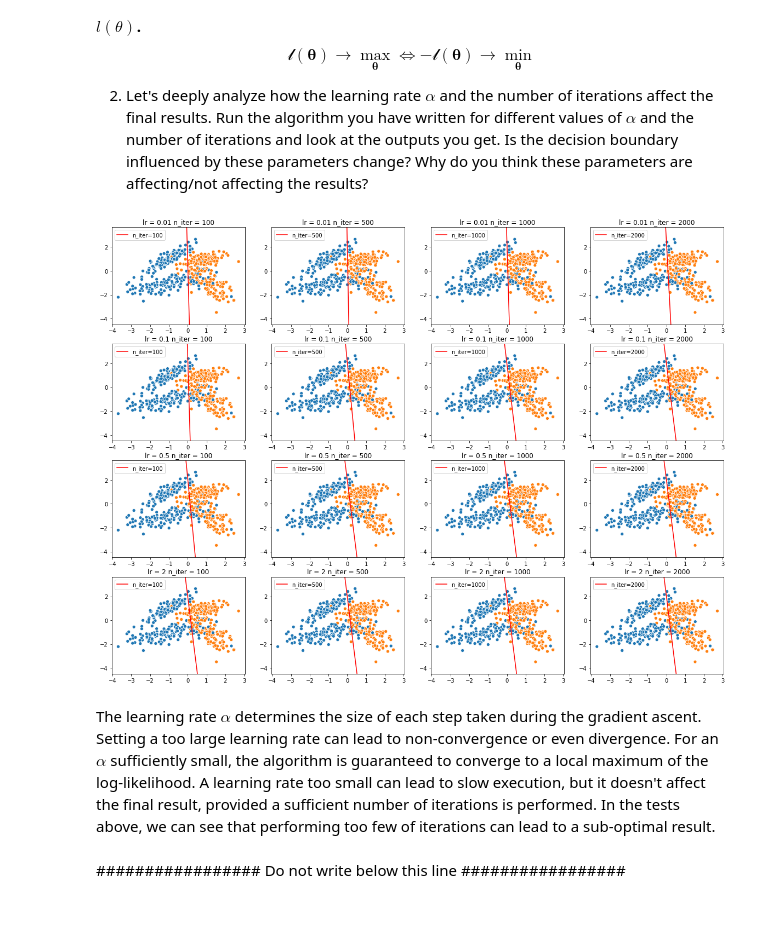
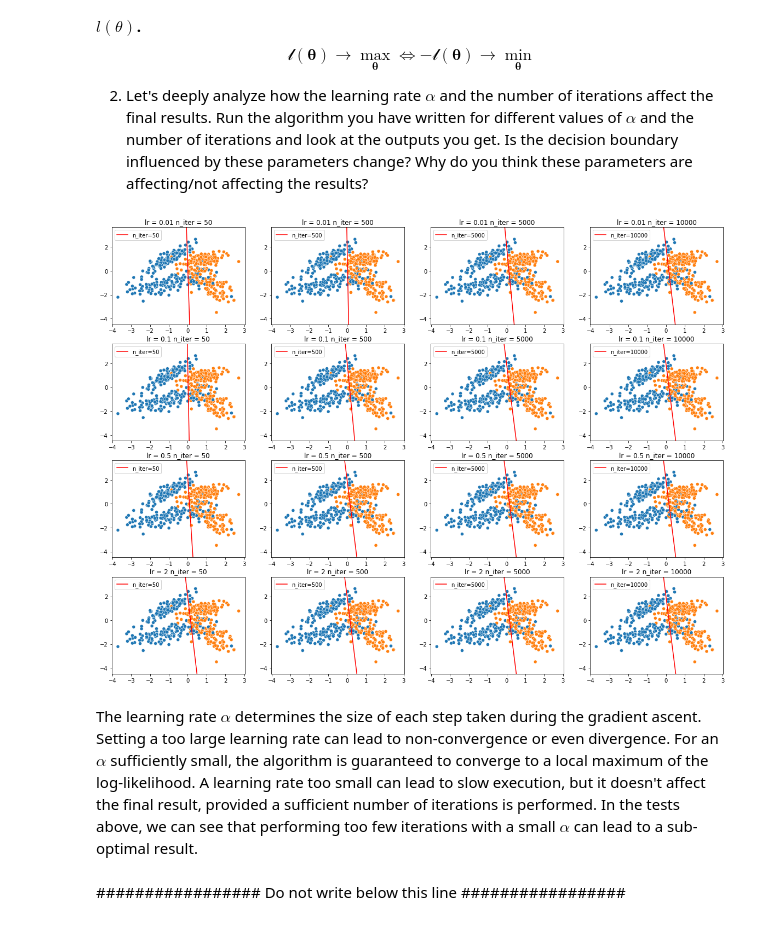
Before and after one commit to Omjoa001/FDS-assignment2, a Jupyter notebook: FDS_Exercise2_Assignment.ipynb, the cells around one changed output. Saved outputs shown, nothing was run; the diff lists cells and outputs as text; code cells hidden in the pictures.

```diff
--- a/FDS_Exercise2_Assignment.ipynb
+++ b/FDS_Exercise2_Assignment.ipynb
@@ -306,30 +299,30 @@ $$\mathcal{l}(\mathbf{\theta}) \to \max\limits_{\mathbf{\theta}} \Longleftrighta
 # %%
 import warnings
 warnings.filterwarnings('ignore') # TODO REMOVE!! IMPORTANT
 
 # Generate vector to plot decision boundary
 x1_vec = np.linspace(X[:,0].min(),X[:,1].max(),2)
 
 lrates = [0.01, 0.1, 0.5, 2]
-n_iters = [100, 500, 1000, 2000]
+n_iters = [50, 500, 5000, 10000]
 
 fig = plt.figure(figsize=(20,15))
 for i, lrate in enumerate(lrates):
     for j, n_iter in enumerate(n_iters):
         plt.subplot(len(lrates), len(n_iters), i*(len(n_iters))+j+1)
         sns.scatterplot(x=X[:,0], y=X[:,1], hue=y, legend=False)
         plt.title(f'lr = {lrate} n_iter = {n_iter}')
         theta0 = np.zeros(x.shape[1])
         theta_final, _ = gradient_ascent(theta0,x,y,lr=lrate,num_steps=n_iter)
         # Plot decision boundary
         plt.plot(x1_vec,(-x1_vec*theta_final[1]-theta_final[0])/theta_final[2], label=f'n_iter={n_iter}', color='red')
         plt.legend()
         plt.ylim(X[:,1].min()-1,X[:,1].max()+1)
 # %% [output]
-[figure, old version]
+[figure, new version]
 # %% [markdown]
 The learning rate $\alpha$ determines the size of each step taken during the gradient ascent. Setting a too large learning rate can lead to non-convergence or even divergence. For an $\alpha$ sufficiently small, the algorithm is guaranteed to converge to a local maximum of the log-likelihood. A learning rate too small can lead to slow execution, but it doesn't affect the final result, provided a sufficient number of iterations is performed.
-In the tests above, we can see that performing too few of iterations can lead to a sub-optimal result.
+In the tests above, we can see that performing too few iterations with a small $\alpha$ can lead to a sub-optimal result.
 # %% [markdown]
 ################# Do not write below this line #################
 # %% [markdown]
```
Also changed, not shown: parts of 5 cells of this notebook.
